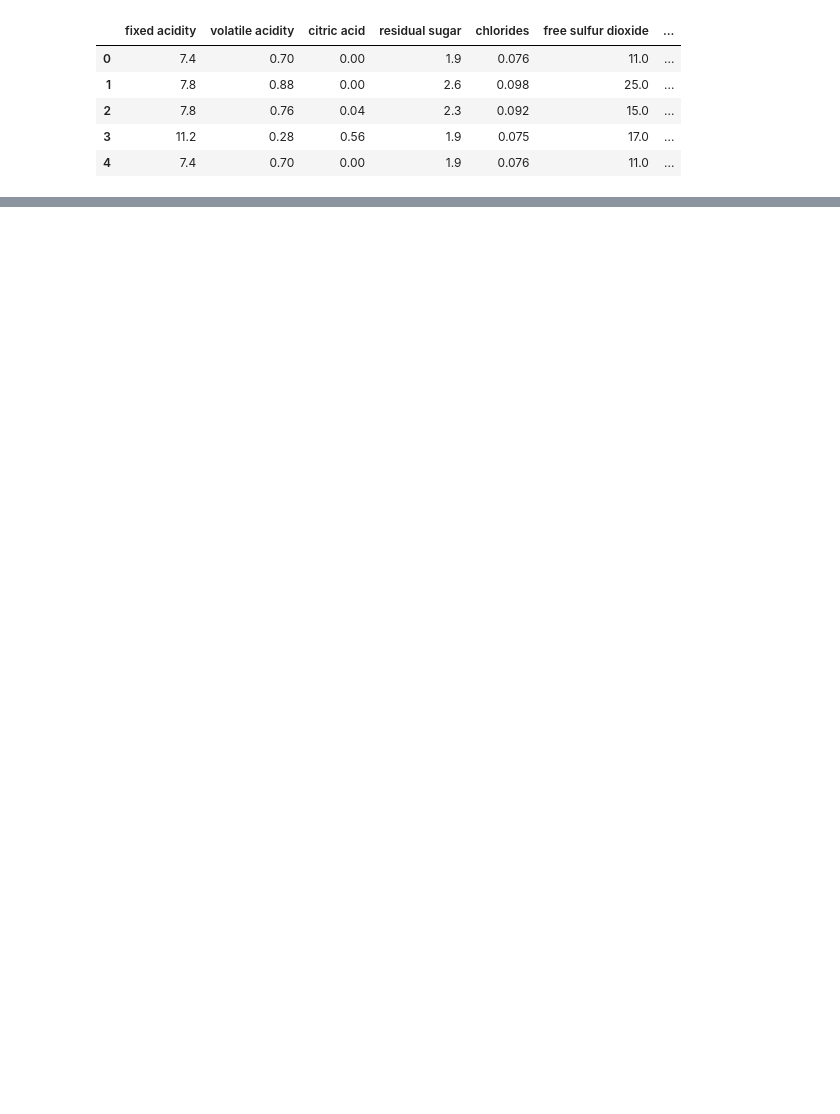
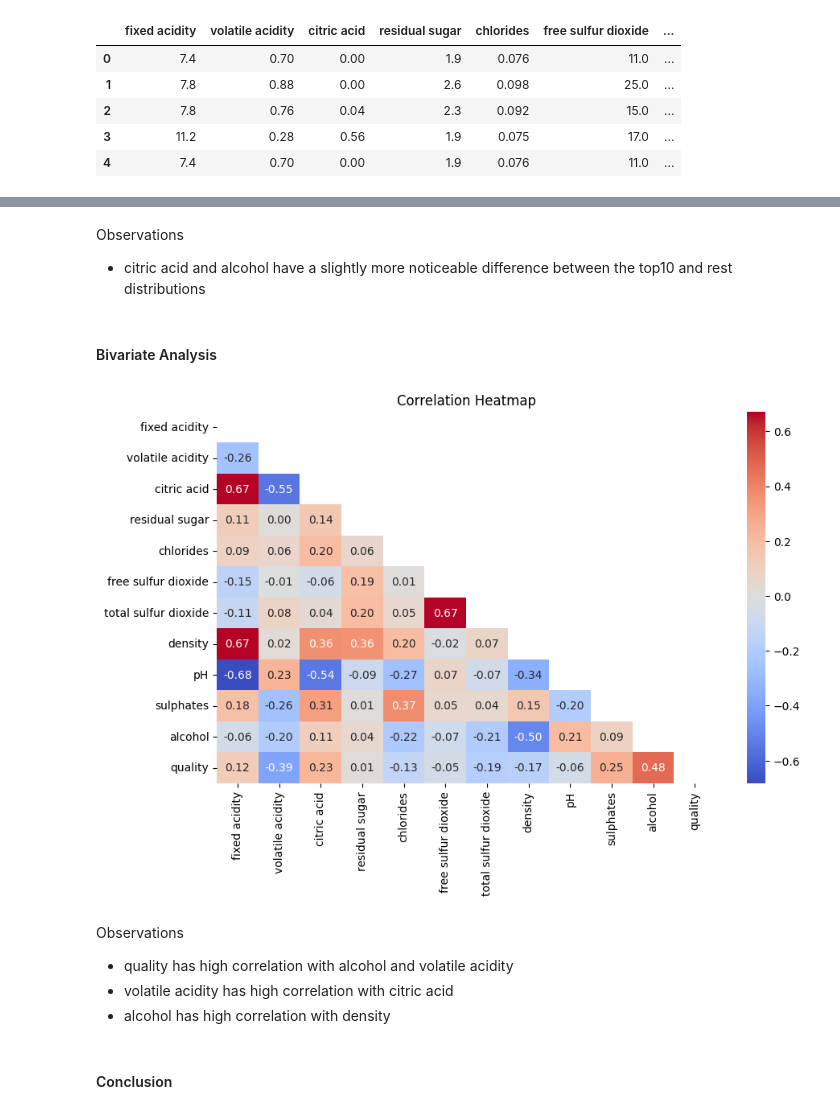
Before and after one commit to Showmemypath/wine-quality-prediction, a Jupyter notebook: wine-quality.ipynb, the cells around one changed output, grey strips where cells are left out. Saved outputs shown, nothing was run; the diff lists cells and outputs as text; code cells hidden in the pictures; blank space fills up the shorter version.

```diff
--- a/wine-quality.ipynb
+++ b/wine-quality.ipynb
@@ -400,0 +192,23 @@ Test accuracy: 0.65625
+# %% [markdown]
+Observations
+- citric acid and alcohol have a slightly more noticeable difference between the top10 and rest distributions
+# %% [markdown]
+#### Bivariate Analysis
+# %%
+corr = df.corr()
+
+mask = np.triu(np.ones_like(corr, dtype=bool))
+plt.figure(figsize=(10,6))
+sns.heatmap(corr, mask=mask, annot=True, cmap='coolwarm', fmt=".2f")
+
+plt.title("Correlation Heatmap")
+plt.show()
+# %% [output]
+[figure, added]
+# %% [markdown]
+Observations
+- quality has high correlation with alcohol and volatile acidity
+- volatile acidity has high correlation with  citric acid
+- alcohol has high correlation with density
+# %% [markdown]
+#### Conclusion
```
Also changed, not shown: parts of 82 cells of this notebook.
